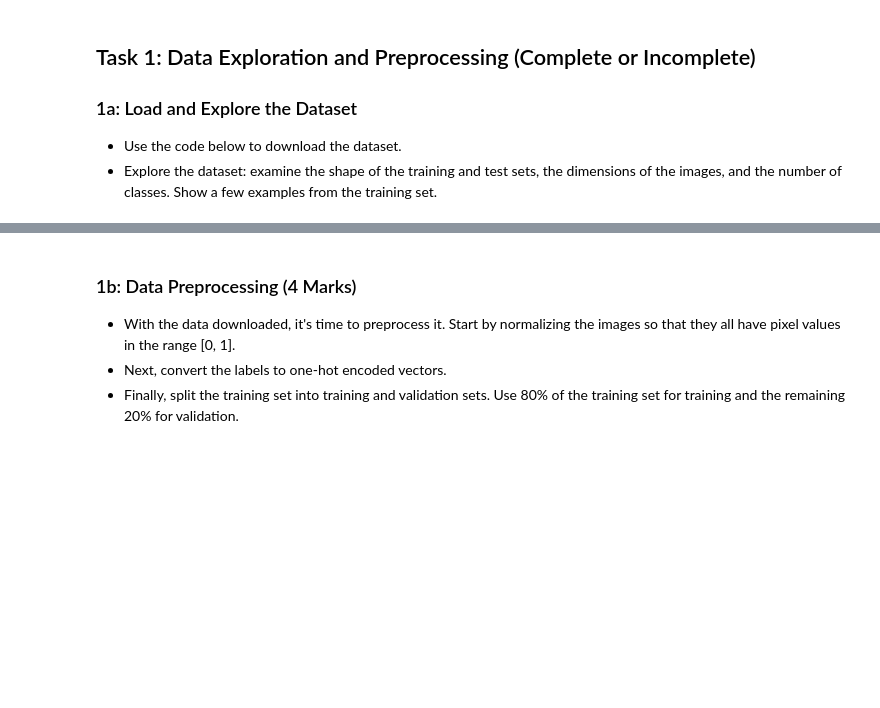
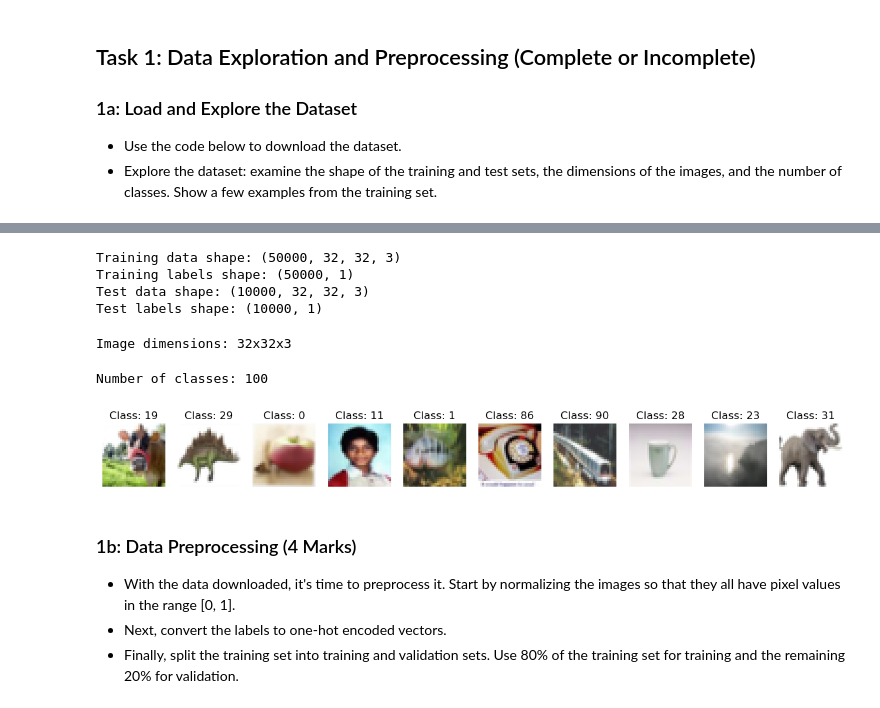
Before and after one commit to UofT-DSI/deep_learning, a Jupyter notebook: 02_activities/assignments/assignment_1.ipynb, the cells around one changed output, grey strips where cells are left out. Cells and saved outputs as stored; diff of their text form; code cells hidden in the pictures; blank space fills up the shorter version.

```diff
--- a/02_activities/assignments/assignment_1.ipynb
+++ b/02_activities/assignments/assignment_1.ipynb
@@ -26,5 +23,43 @@ To enable the following instructions: AVX2 FMA, in other operations, rebuild Ten
 # %%
 # Your code here
+
+import matplotlib.pyplot as plt
+import numpy as np
+
+#training and test sets
+# Explore the dataset
+print(f"Training data shape: {x_train.shape}")
+print(f"Training labels shape: {y_train.shape}")
+print(f"Test data shape: {x_test.shape}")
+print(f"Test labels shape: {y_test.shape}")
+# %% [output]
+Training data shape: (50000, 32, 32, 3)
+Training labels shape: (50000, 1)
+Test data shape: (10000, 32, 32, 3)
+Test labels shape: (10000, 1)
+# %%
+#dimension of images
+img_height, img_width, num_channels = x_train.shape[1], x_train.shape[2], x_train.shape[3]
+print(f"Image dimensions: {img_height}x{img_width}x{num_channels}")
+# %% [output]
+Image dimensions: 32x32x3
+# %%
+#number of classes
+num_classes = len(np.unique(y_train))
+print(f"Number of classes: {num_classes}")
+# %% [output]
+Number of classes: 100
+# %%
+#few examples from the training set
+num_examples = 10
+fig, axes = plt.subplots(1, num_examples, figsize=(15, 3))
+for i in range(num_examples):
+    axes[i].imshow(x_train[i])
+    axes[i].set_title(f"Class: {y_train[i][0]}")
+    axes[i].axis('off')
+plt.show()
+# %% [output]
+[figure, added]
 # %% [markdown]
 ### 1b: Data Preprocessing (4 Marks)
 - With the data downloaded, it's time to preprocess it. Start by normalizing the images so that they all have pixel values in the range [0, 1].
```
Also changed, not shown: parts of 19 cells of this notebook.
